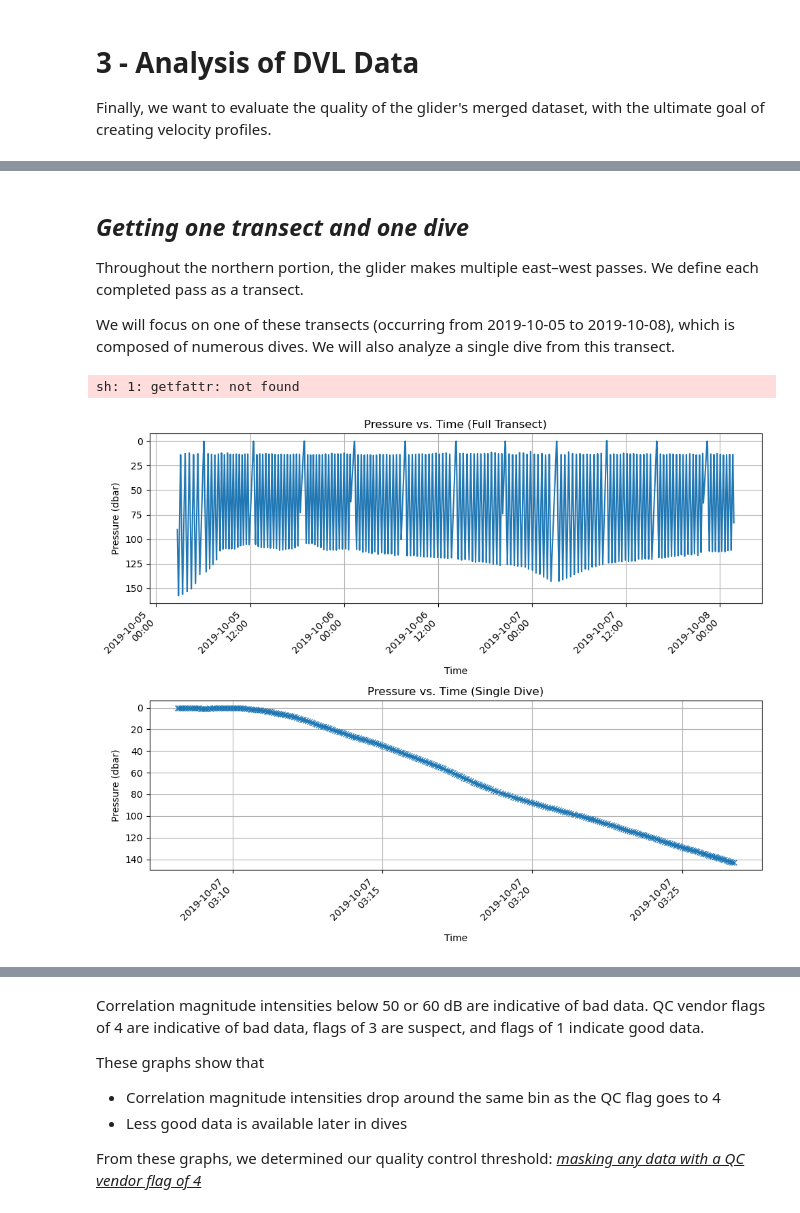
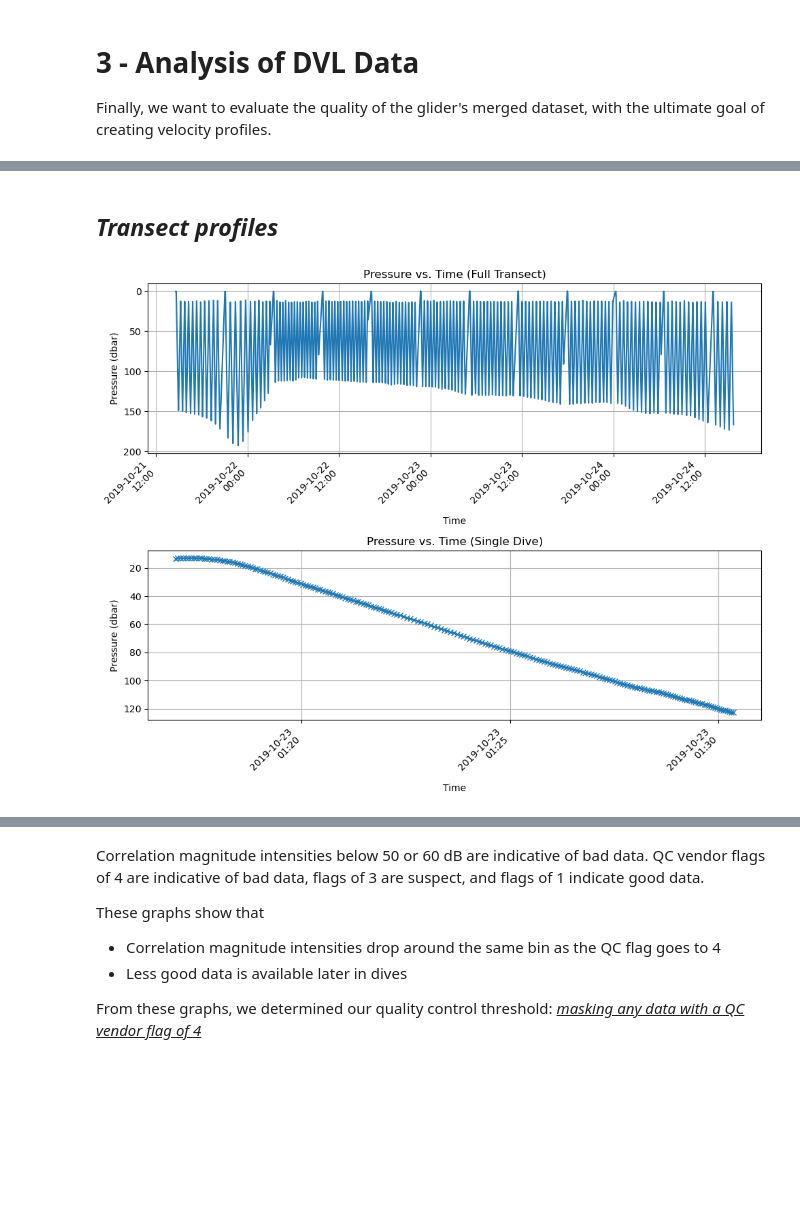
Before and after one commit to WHOIGit/ooicgsn_glider_dvl, a Jupyter notebook: notebooks/3-Data-analysis.ipynb, the cells around one changed output, grey strips where cells are left out. Drawn from its saved outputs; the diff is of its cells as text; code cells hidden in the pictures; blank space fills up the shorter version.

```diff
--- a/notebooks/3-Data-analysis.ipynb
+++ b/notebooks/3-Data-analysis.ipynb
@@ -103,56 +303,47 @@ glider.close()
 # %% [markdown]
-## *Getting one transect and one dive*
-Throughout the northern portion, the glider makes multiple east–west passes. We define each completed pass as a transect.
-
-We will focus on one of these transects (occurring from 2019-10-05 to 2019-10-08), which is composed of numerous dives. We will also analyze a single dive from this transect.
+## *Transect profiles*
 # %%
 import matplotlib.dates as mdates
+# Extract time and pressure values for transect
+transect_times = pd.to_datetime(glider_transect['time'].values).to_pydatetime()
+transect_pressure = glider_transect['non_zero_pressure'].values
 
-# Subset the data by transect date
-transect_start = '2019-10-05T02:42:00'
-transect_end = '2019-10-08T01:47:00'
-transect_subset = glider.sel(time=slice(transect_start, transect_end))
-
-# Extract time and pressure values for transect
-transect_times = pd.to_datetime(transect_subset['time'].values).to_pydatetime()
-transect_pressure = transect_subset['non_zero_pressure'].values
-
-# Subset the data by dive date
-dive_start = '2019-10-07T03:05:00'
-dive_end = '2019-10-07T03:35:00'
-dive_subset = glider.sel(time=slice(dive_start, dive_end))
+# Extract time and pressure values for a single profile within transect
+# Extracts a middle profile by default
+profile_ids = np.unique(glider_transect['profile_id'].values)
+middle_idx = len(profile_ids) // 2
+glider_profile = glider_transect.where(glider_transect['profile_id'] == profile_ids[middle_idx], drop=True)
 
 # Extract time and pressure values for dive
-dive_times = pd.to_datetime(dive_subset['time'].values).to_pydatetime()
-dive_pressure = dive_subset['non_zero_pressure'].values
+dive_times = pd.to_datetime(glider_profile['time'].values).to_pydatetime()
+dive_pressure = glider_profile['non_zero_pressure'].values
 
 # Plotting both the transect and dive data
 fig, (ax1, ax2) = plt.subplots(2, 1, figsize=(10, 8))
 
 # Transect
 c1 = ax1.plot(transect_times, transect_pressure)
 ax1.set_ylabel('Pressure (dbar)')
 ax1.set_xlabel('Time')
 ax1.set_title('Pressure vs. Time (Full Transect)')
 ax1.invert_yaxis()
 ax1.xaxis.set_major_formatter(mdates.DateFormatter('%Y-%m-%d\n%H:%M'))
 plt.setp(ax1.get_xticklabels(), rotation=45, ha='right')
 ax1.grid(True)
 
 # Dive
 c2 = ax2.plot(dive_times, dive_pressure, marker = 'x', markersize = 6)
 ax2.set_xlabel('Time')
 ax2.set_ylabel('Pressure (dbar)')
 ax2.set_title('Pressure vs. Time (Single Dive)')
 ax2.invert_yaxis()
 ax2.xaxis.set_major_formatter(mdates.DateFormatter('%Y-%m-%d\n%H:%M'))
 plt.setp(ax2.get_xticklabels(), rotation=45, ha='right')
 ax2.grid(True)
 
 plt.tight_layout()
 plt.show()
 # %% [output]
-sh: 1: getfattr: not found
-[figure, old version]
+[figure, new version]
 # %% [markdown]
 ## *Investigating Quality Control Parameters*
```
Also changed, not shown: parts of 23 cells of this notebook, 6 other files.
